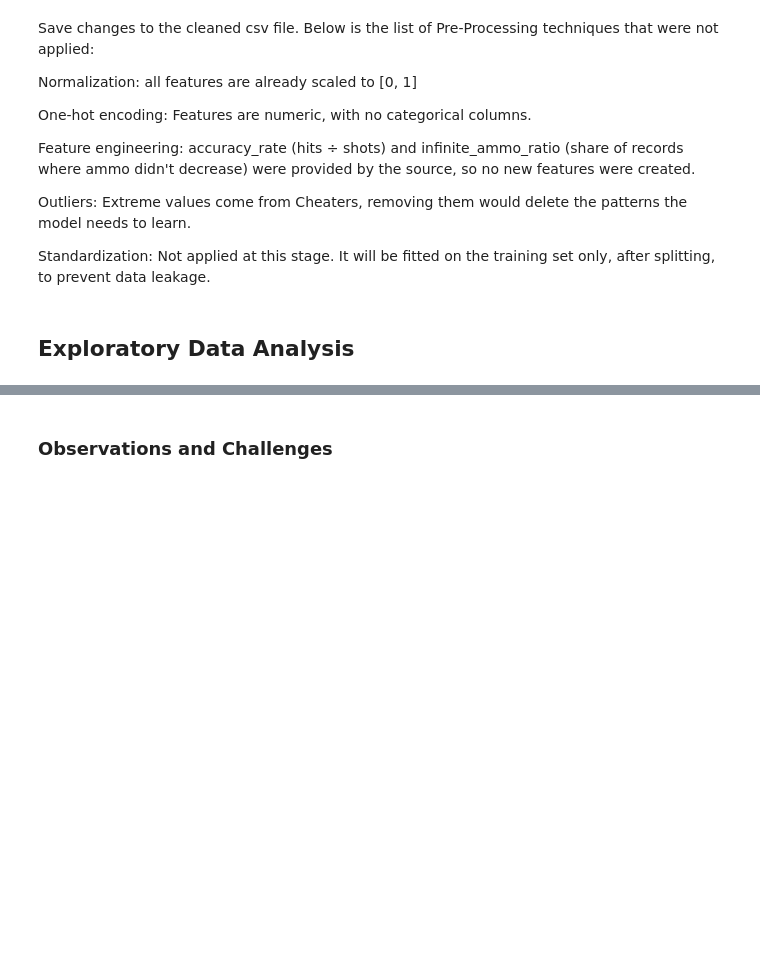
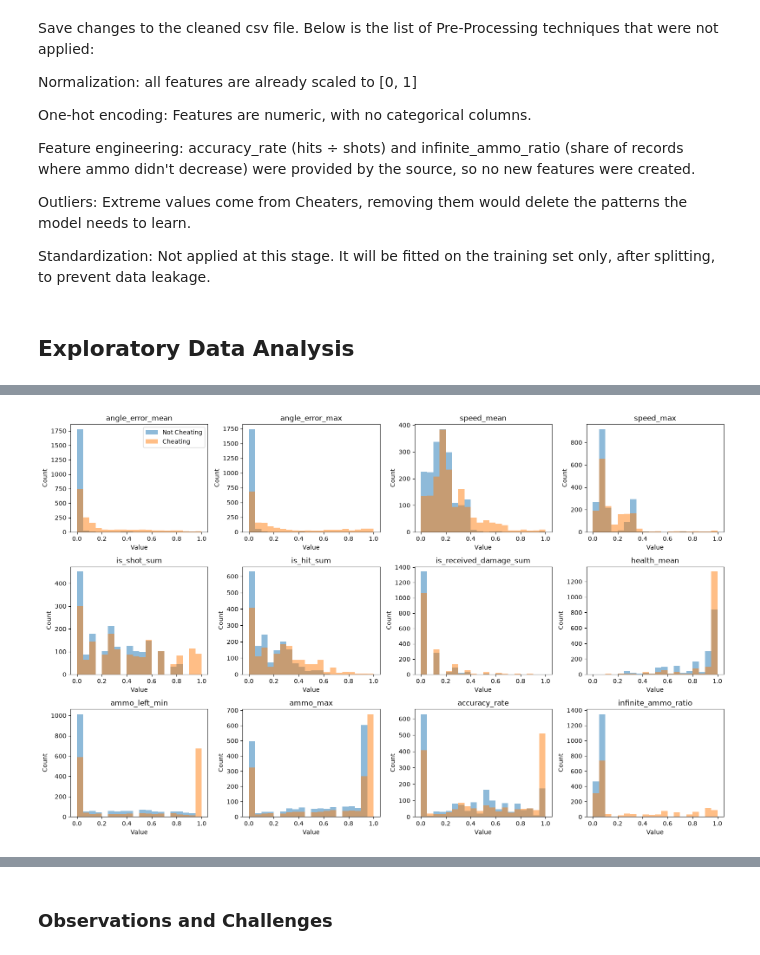
Before and after one commit to raiskolnikov/gdintai-machinelearning, a Jupyter notebook: Jupyter_Notebook/notebooks_GDINTAI_Group-3_MCO2.ipynb, the cells around one changed output, grey strips where cells are left out. Cells and saved outputs as stored; diff of their text form; code cells hidden in the pictures; blank space fills up the shorter version.

Commit message:
figures for EDA added

```diff
--- a/Jupyter_Notebook/notebooks_GDINTAI_Group-3_MCO2.ipynb
+++ b/Jupyter_Notebook/notebooks_GDINTAI_Group-3_MCO2.ipynb
@@ -173,0 +210,17 @@ The label **es_trampa_max** values were also counted and showed that the ratio o
+# %%
+featureCols = cleaned.drop(columns="es_trampa_max").columns
+bins = np.linspace(0, 1, 21)
+
+fig = plt.figure(figsize=(16, 10))
+axes = fig.subplots(3, 4)
+for ax, col in zip(axes.flatten(), featureCols):
+    ax.hist(cleaned[cleaned["es_trampa_max"] == 0][col], bins=bins, alpha=0.5, label="Not Cheating")
+    ax.hist(cleaned[cleaned["es_trampa_max"] == 1][col], bins=bins, alpha=0.5, label="Cheating")
+    ax.set_title(col)
+    ax.set_xlabel("Value")
+    ax.set_ylabel("Count")
+axes[0, 0].legend()
+plt.tight_layout()
+plt.show()
+# %% [output]
+[figure, added]
```
Also changed, not shown: parts of 20 cells of this notebook, 1 other file.
